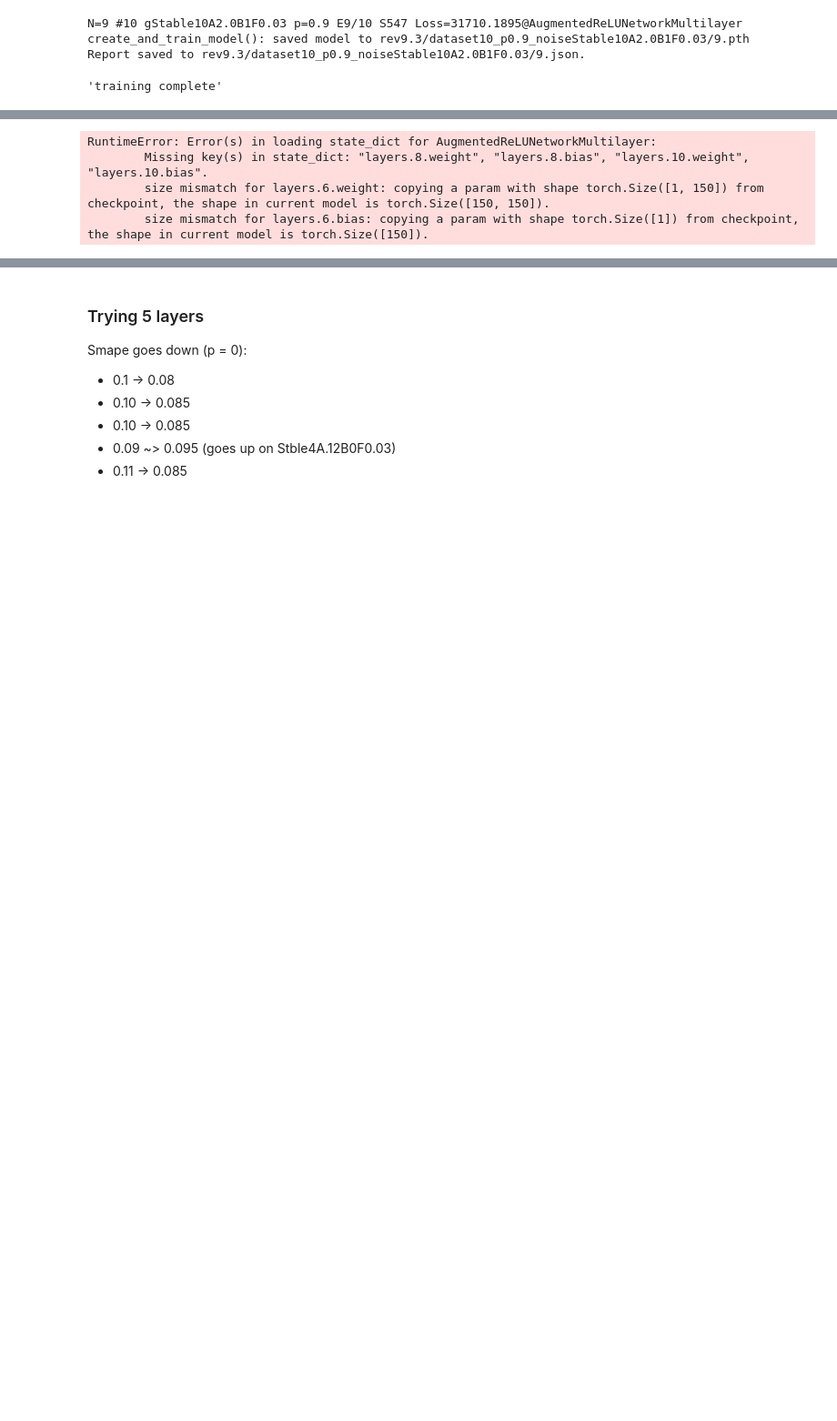
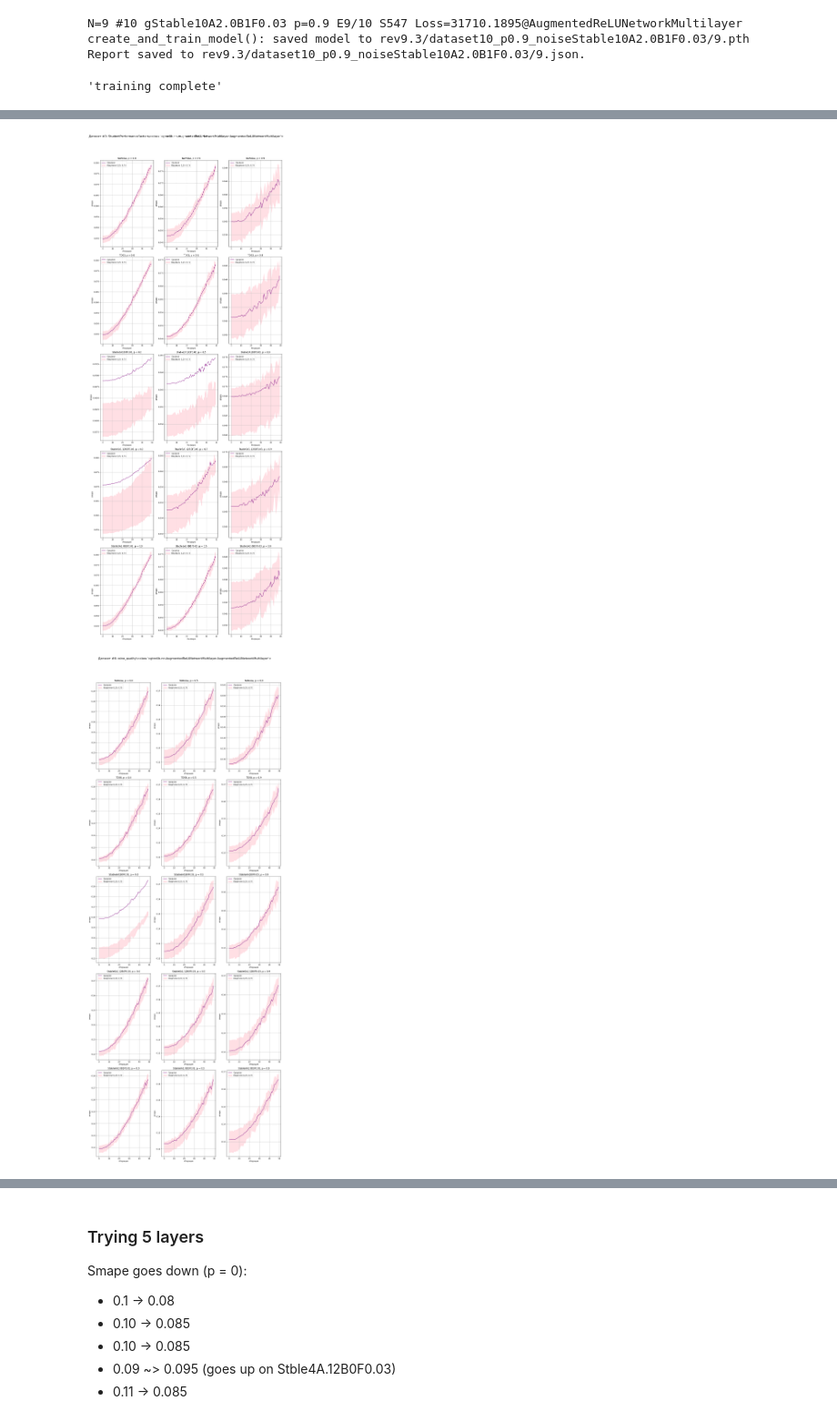
Before and after one commit to LISA-ITMO/CGT4NN, a Jupyter notebook: cgt-nn-rev9.ipynb, the cells around one changed output, grey strips where cells are left out. Shown at 91% size. Drawn from its saved outputs; the diff is of its cells as text; code cells hidden in the pictures; blank space fills up the shorter version.

```diff
--- a/cgt-nn-rev9.ipynb
+++ b/cgt-nn-rev9.ipynb
@@ -369,8 +373,8 @@ def make_ax_drawer(
         return pd.DataFrame({ 'loss': json['loss'] })
 
     # metric = 'loss'
-    # metric = 'mse'
-    metric = 'smape'
+    metric = 'mse'
+    # metric = 'smape'
 
     files = [
         read_eval_from_iteration(n)
@@ -434,4 +453,2 @@ Report loaded.
-RuntimeError: Error(s) in loading state_dict for AugmentedReLUNetworkMultilayer:
-        Missing key(s) in state_dict: "layers.8.weight", "layers.8.bias", "layers.10.weight", "layers.10.bias".
-        size mismatch for layers.6.weight: copying a param with shape torch.Size([1, 150]) from checkpoint, the shape in current model is torch.Size([150, 150]).
-        size mismatch for layers.6.bias: copying a param with shape torch.Size([1]) from checkpoint, the shape in current model is torch.Size([150]).
+[figure, added]
+[figure, added]
```
Also changed, not shown: parts of 3 cells of this notebook.
